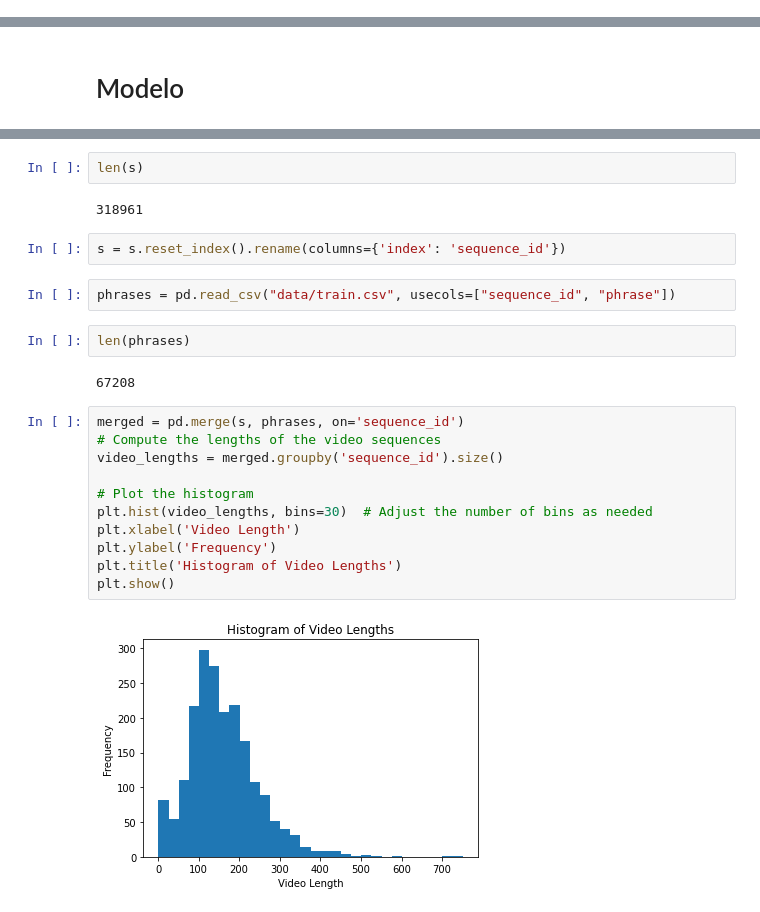
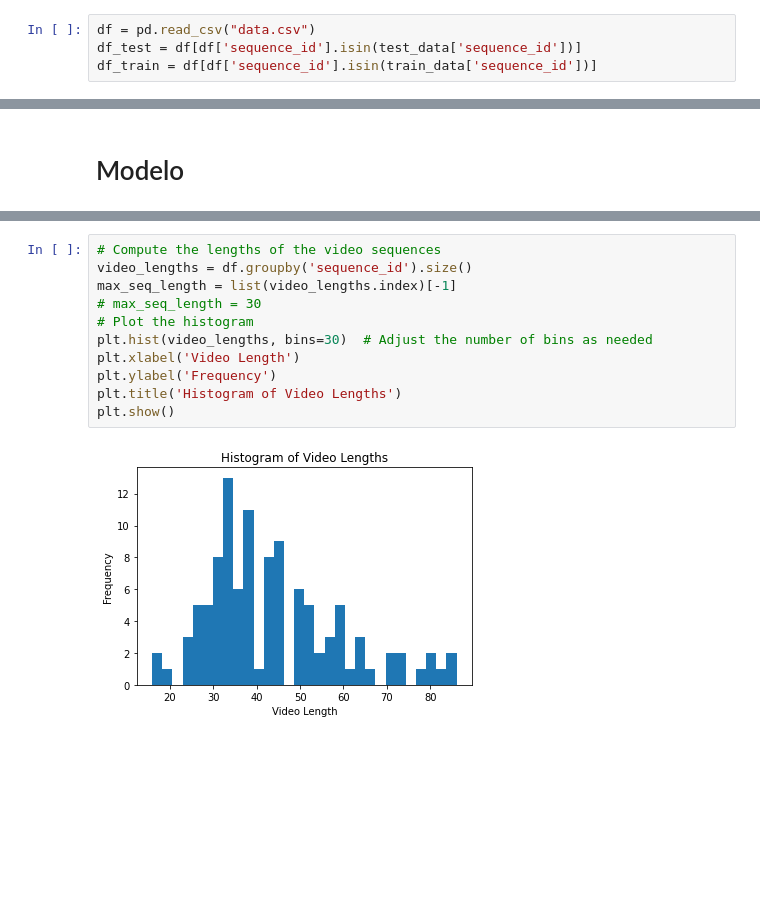
Before and after one commit to andreamalin/megaproyecto_model, a Jupyter notebook: model.ipynb, the cells around one changed output, grey strips where cells are left out. Saved outputs shown, nothing was run; the diff lists cells and outputs as text; blank space fills up the shorter version.

```diff
--- a/model.ipynb
+++ b/model.ipynb
@@ -126 +117,5 @@ sample = pd.read_parquet("data/train_landmarks/1019715464.parquet", columns=sele
+# %%
+df = pd.read_csv("data.csv")
+df_test = df[df['sequence_id'].isin(test_data['sequence_id'])]
+df_train = df[df['sequence_id'].isin(train_data['sequence_id'])]
 # %%
@@ -159,25 +147,13 @@ Int64Index([1975433633, 1975473601, 1975502450, 1975521182, 1975541698,
-# %%
-len(s)
-# %% [output]
-318961
-# %%
-s = s.reset_index().rename(columns={'index': 'sequence_id'})
-# %%
-phrases = pd.read_csv("data/train.csv", usecols=["sequence_id", "phrase"])
-# %%
-len(phrases)
-# %% [output]
-67208
 # %%
-merged = pd.merge(s, phrases, on='sequence_id')
 # Compute the lengths of the video sequences
-video_lengths = merged.groupby('sequence_id').size()
-
+video_lengths = df.groupby('sequence_id').size()
+max_seq_length = list(video_lengths.index)[-1]
+# max_seq_length = 30
 # Plot the histogram
 plt.hist(video_lengths, bins=30)  # Adjust the number of bins as needed
 plt.xlabel('Video Length')
 plt.ylabel('Frequency')
 plt.title('Histogram of Video Lengths')
 plt.show()
 # %% [output]
-[figure, old version]
+[figure, new version]
```
Also changed, not shown: parts of 64 cells of this notebook, 1 other file.
